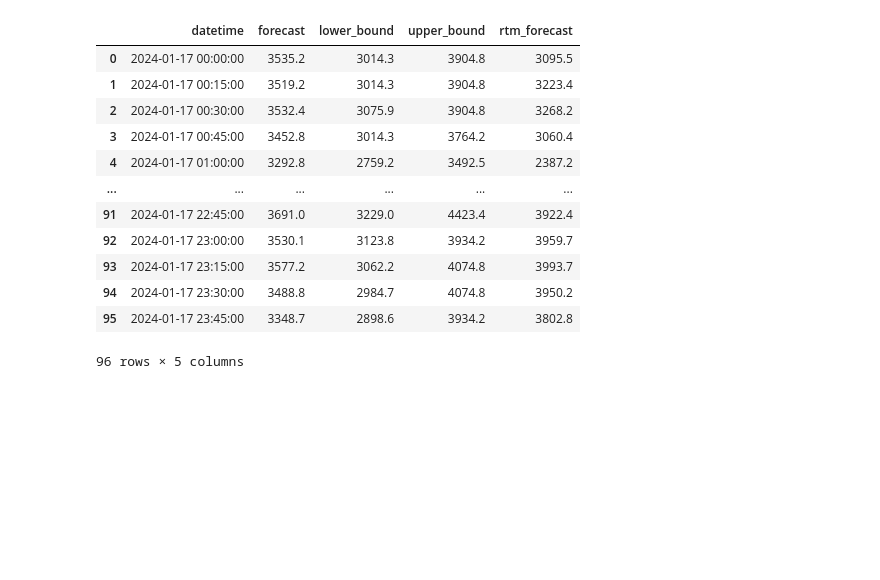
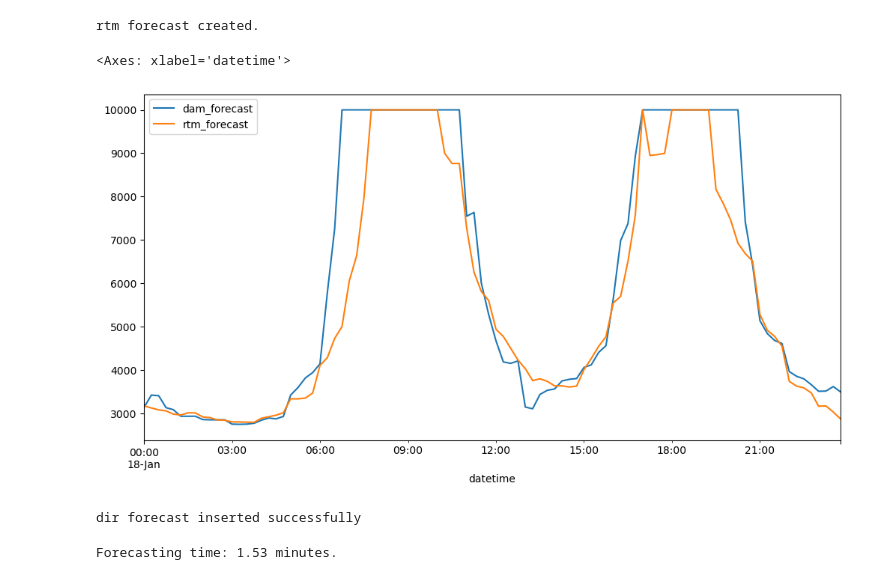
Before and after one commit to amanbhatt97/price-forecast-iex, a Jupyter notebook: notebooks/dir_forecast.ipynb, the cells around one changed output. Drawn from its saved outputs; the diff is of its cells as text; code cells hidden in the pictures; blank space fills up the shorter version.

Commit message:
created directional forecast script

```diff
--- a/notebooks/dir_forecast.ipynb
+++ b/notebooks/dir_forecast.ipynb
@@ -85,21 +80,9 @@ forecast
+# %%
+print(f'{market_type} forecast created.')
+# %% [output]
+rtm forecast created.
 # %%
 dam_forecast = load_pickle(DAM_FORECAST_PATH, f'dam_forecast_{forecast_date}')
 rtm_forecast = load_pickle(DIR_FORECAST_PATH, f'{market_type}_forecast_{forecast_date}')
 # %%
-dam_rtm = featured_data.merge_dataframes([dam_forecast, rtm_forecast])
+dir_rtm = featured_data.merge_dataframes([dam_forecast, rtm_forecast])
-# %%
-dam_rtm
-# %% [output]
-|  | datetime | forecast | lower_bound | upper_bound | rtm_forecast |
-| 0 | 2024-01-17 00:00:00 | 3535.2 | 3014.3 | 3904.8 | 3095.5 |
-| 1 | 2024-01-17 00:15:00 | 3519.2 | 3014.3 | 3904.8 | 3223.4 |
-| 2 | 2024-01-17 00:30:00 | 3532.4 | 3075.9 | 3904.8 | 3268.2 |
-| 3 | 2024-01-17 00:45:00 | 3452.8 | 3014.3 | 3764.2 | 3060.4 |
-| 4 | 2024-01-17 01:00:00 | 3292.8 | 2759.2 | 3492.5 | 2387.2 |
-| ... | ... | ... | ... | ... | ... |
-| 91 | 2024-01-17 22:45:00 | 3691.0 | 3229.0 | 4423.4 | 3922.4 |
-| 92 | 2024-01-17 23:00:00 | 3530.1 | 3123.8 | 3934.2 | 3959.7 |
-| 93 | 2024-01-17 23:15:00 | 3577.2 | 3062.2 | 4074.8 | 3993.7 |
-| 94 | 2024-01-17 23:30:00 | 3488.8 | 2984.7 | 4074.8 | 3950.2 |
-| 95 | 2024-01-17 23:45:00 | 3348.7 | 2898.6 | 3934.2 | 3802.8 |
-96 rows × 5 columns
@@ -105,0 +100,15 @@ dam_rtm
+# %%
+dir_rtm.set_index('datetime')[['dam_forecast', f'{market_type}_forecast']].plot()
+# %% [output]
+<Axes: xlabel='datetime'>
+[figure, added]
+# %%
+db_insert.save_forecast(forecasts, forecast_date, 'dir')
+# %% [output]
+dir forecast inserted successfully
+# %%
+end_time = time.time()
+total_time = (end_time - start_time)/60
+print(f'Forecasting time: {total_time:.2f} minutes.')
+# %% [output]
+Forecasting time: 1.53 minutes.
```
Also changed, not shown: parts of 9 cells of this notebook, 1 other file.
